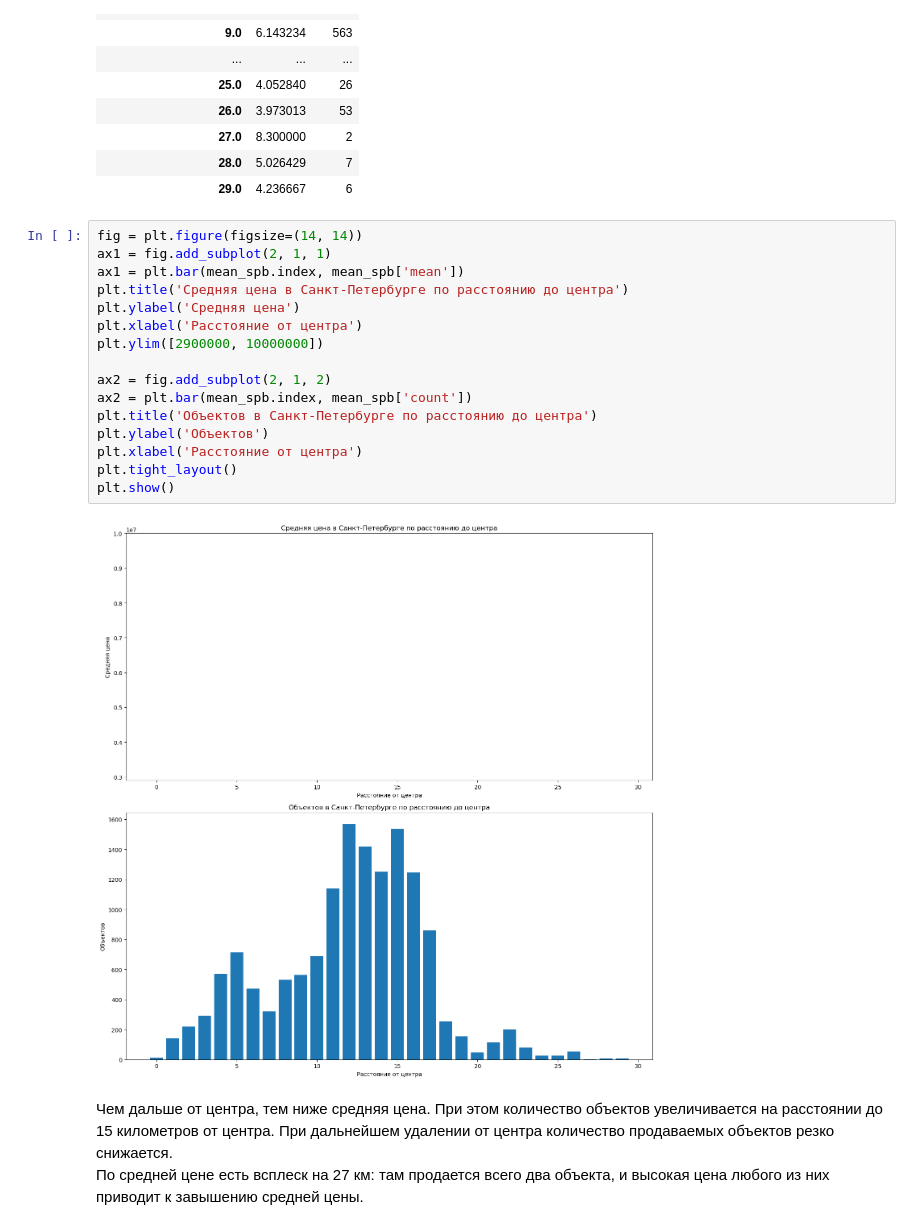
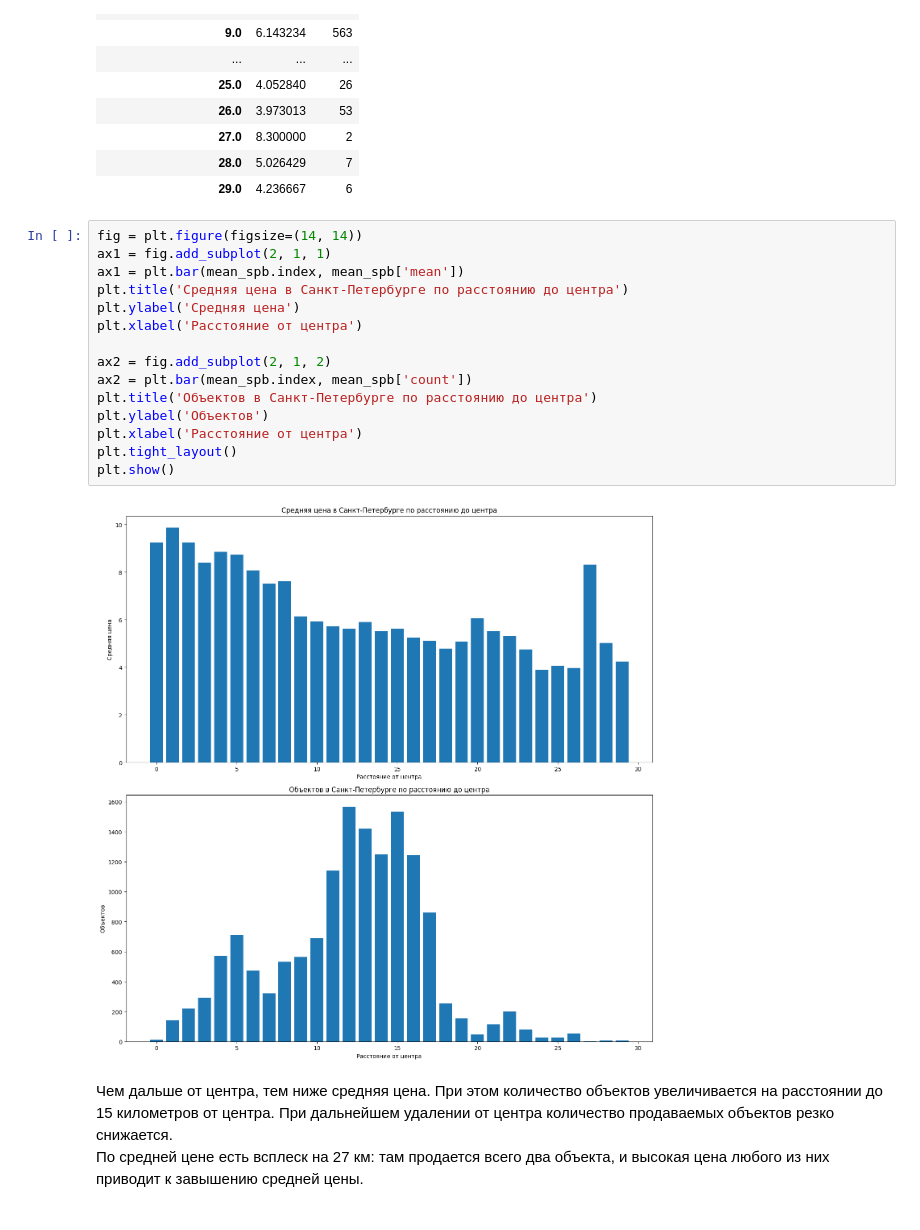
Before and after one commit to bondiq1982/yandex-projects, a Jupyter notebook: flats/flats.ipynb, the cells around one changed output. Saved outputs shown, nothing was run; the diff lists cells and outputs as text.

```diff
--- a/flats/flats.ipynb
+++ b/flats/flats.ipynb
@@ -1156,21 +1163,20 @@ mean_spb
 # %%
 fig = plt.figure(figsize=(14, 14))
 ax1 = fig.add_subplot(2, 1, 1)
 ax1 = plt.bar(mean_spb.index, mean_spb['mean'])
 plt.title('Средняя цена в Санкт-Петербурге по расстоянию до центра')
 plt.ylabel('Средняя цена')
 plt.xlabel('Расстояние от центра')
-plt.ylim([2900000, 10000000])
 
 ax2 = fig.add_subplot(2, 1, 2)
 ax2 = plt.bar(mean_spb.index, mean_spb['count'])
 plt.title('Объектов в Санкт-Петербурге по расстоянию до центра')
 plt.ylabel('Объектов')
 plt.xlabel('Расстояние от центра')
 plt.tight_layout()
 plt.show()
 # %% [output]
-[figure, old version]
+[figure, new version]
 # %% [markdown]
 Чем дальше от центра, тем ниже средняя цена. При этом количество объектов увеличивается на расстоянии до 15 километров от центра. При дальнейшем удалении от центра количество продаваемых объектов резко снижается.
 По средней цене есть всплеск на 27 км: там продается всего два объекта, и высокая цена любого из них приводит к завышению средней цены.
```
Also changed, not shown: parts of 18 cells of this notebook.
